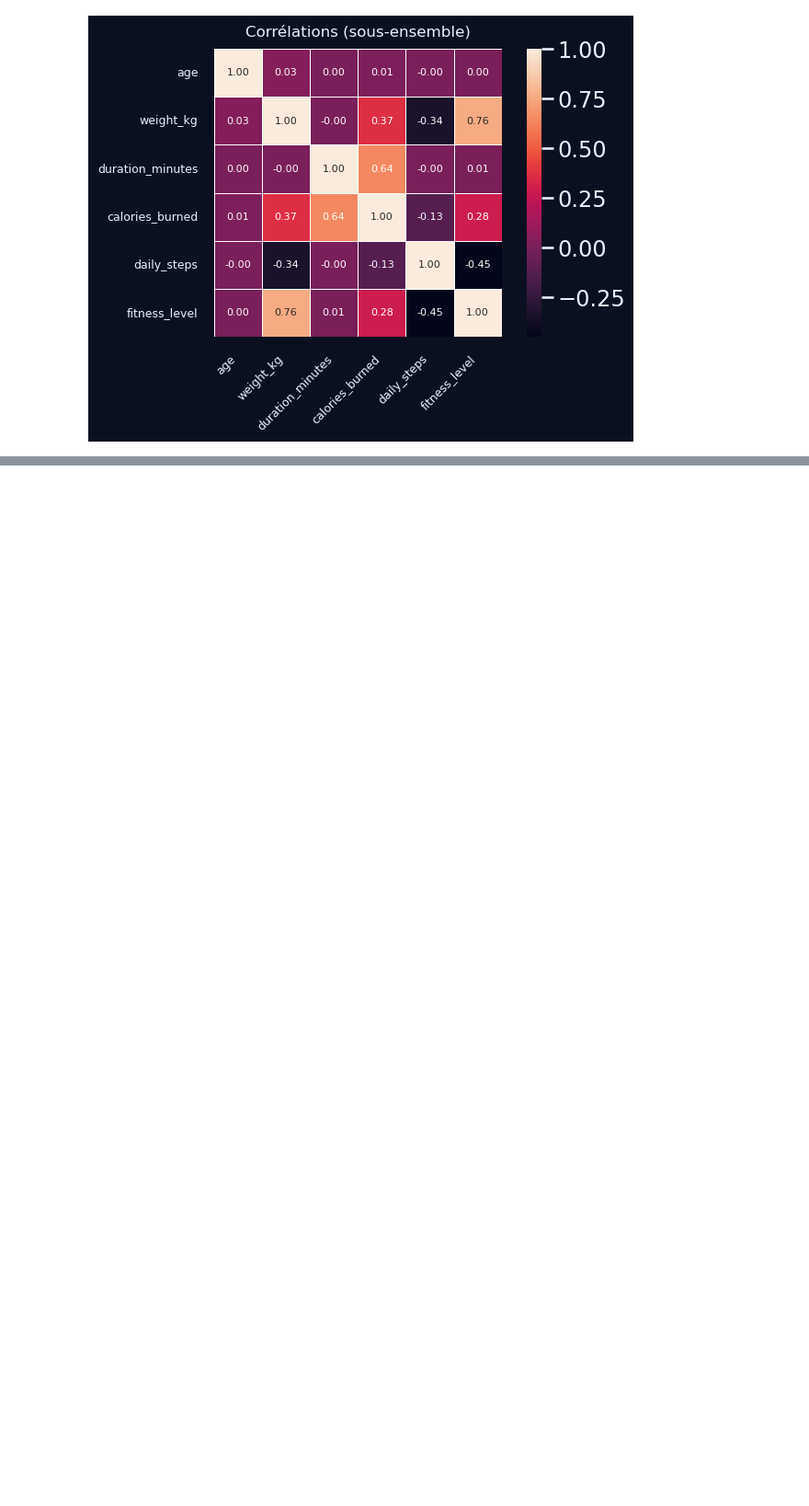
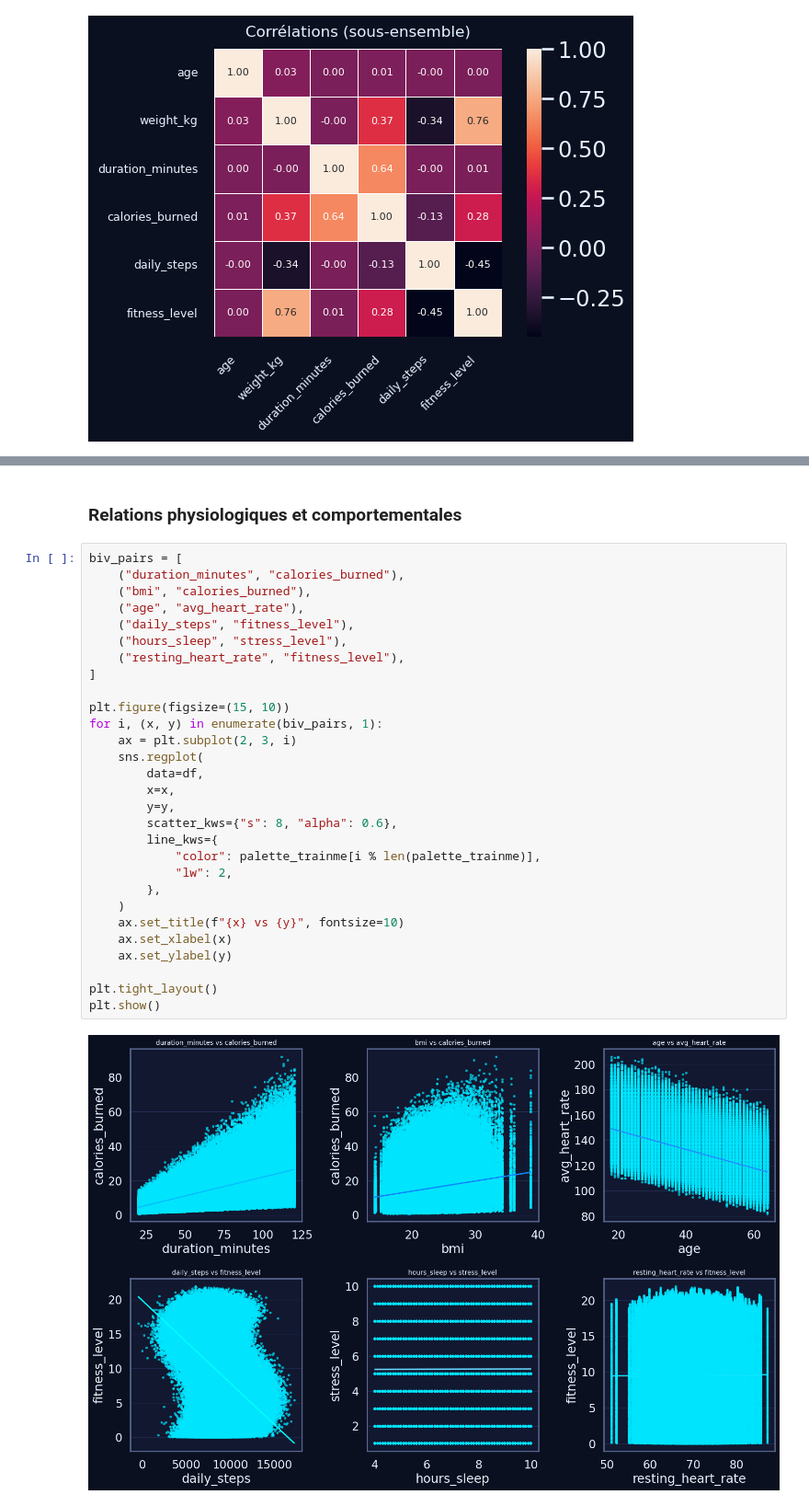
Before and after one commit to happy-developer/train.me, a Jupyter notebook: src/notebooks/eda/health_fitness_dataset/eda_health_fitness_dataset.ipynb, the cells around one changed output, grey strips where cells are left out. Shown at 92% size. Saved outputs shown, nothing was run; the diff lists cells and outputs as text; blank space fills up the shorter version.

```diff
--- a/src/notebooks/eda/health_fitness_dataset/eda_health_fitness_dataset.ipynb
+++ b/src/notebooks/eda/health_fitness_dataset/eda_health_fitness_dataset.ipynb
@@ -420,0 +531,33 @@ plt.show()
+# %% [markdown]
+### Relations physiologiques et comportementales
+# %%
+biv_pairs = [
+    ("duration_minutes", "calories_burned"),
+    ("bmi", "calories_burned"),
+    ("age", "avg_heart_rate"),
+    ("daily_steps", "fitness_level"),
+    ("hours_sleep", "stress_level"),
+    ("resting_heart_rate", "fitness_level"),
+]
+
+plt.figure(figsize=(15, 10))
+for i, (x, y) in enumerate(biv_pairs, 1):
+    ax = plt.subplot(2, 3, i)
+    sns.regplot(
+        data=df,
+        x=x,
+        y=y,
+        scatter_kws={"s": 8, "alpha": 0.6},
+        line_kws={
+            "color": palette_trainme[i % len(palette_trainme)],
+            "lw": 2,
+        },
+    )
+    ax.set_title(f"{x} vs {y}", fontsize=10)
+    ax.set_xlabel(x)
+    ax.set_ylabel(y)
+
+plt.tight_layout()
+plt.show()
+# %% [output]
+[figure, added]
```
Also changed, not shown: parts of 12 cells of this notebook, 2 other files.
